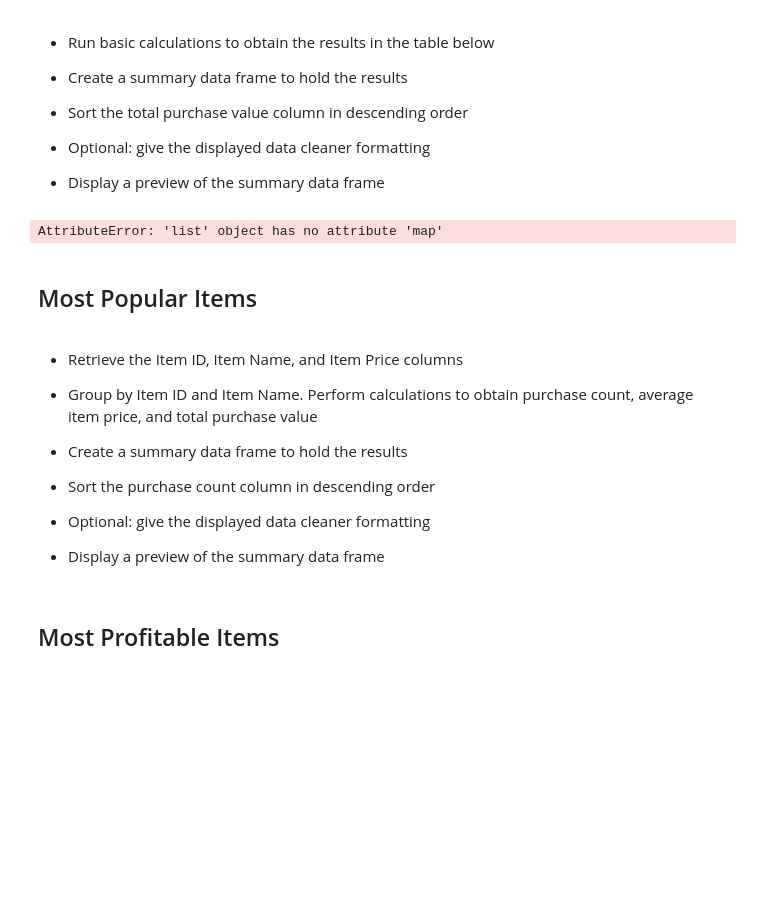
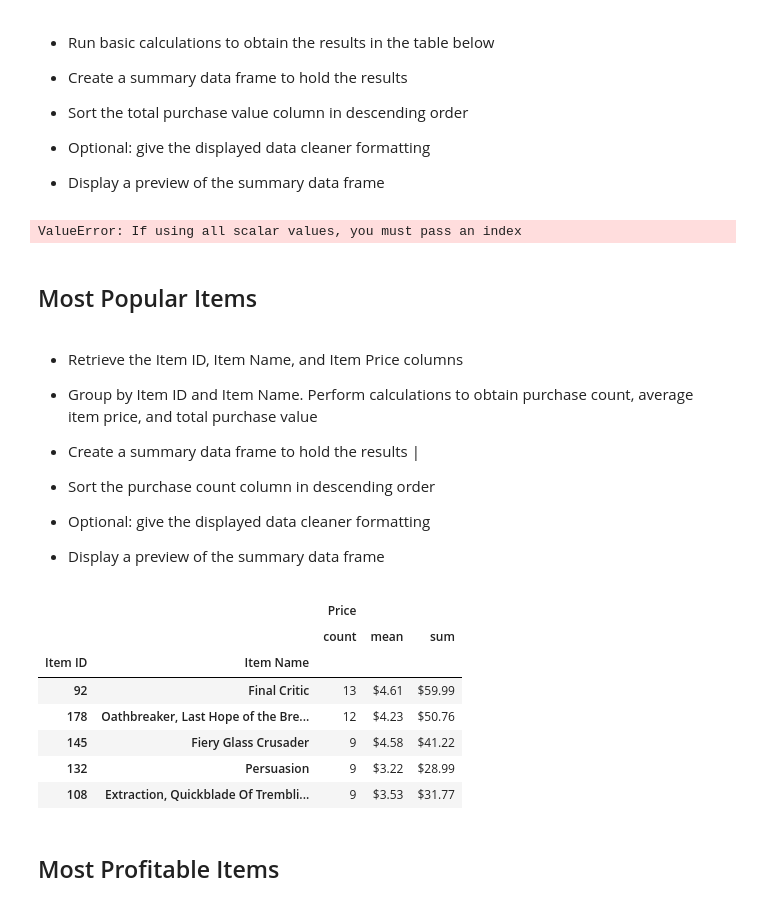
Before and after one commit to timsamson/pandas-challenge, a Jupyter notebook: HeroesOfPymoli/HeroesOfPymoli_starter.ipynb, the cells around one changed output. Drawn from its saved outputs; the diff is of its cells as text; code cells hidden in the pictures; blank space fills up the shorter version.

```diff
--- a/HeroesOfPymoli/HeroesOfPymoli_starter.ipynb
+++ b/HeroesOfPymoli/HeroesOfPymoli_starter.ipynb
@@ -261,15 +261,29 @@ purchase_analysis_df
 
 
 * Display a preview of the summary data frame
-# %%
-#Sort Data
-top_spenders = purchase_data_df.groupby (["SN"]).agg({"Price": ["count", "mean", "sum"]})
-top_spenders.sort_values([("Price", "sum")], ascending= False)
-
-#Clean Data
-top_spenders[("Price", "mean")] = top_spenders(["Price", "mean"].map("${:,.2f}".format))
-# %% [output]
-AttributeError: 'list' object has no attribute 'map'
+# %%
+#top spender count
+top_spender_count = purchase_data_df["SN"].count()
+
+#average price
+top_spender_avg = purchase_data_df["Price"].mean()
+
+#total purchases
+top_spender_total = purchase_data_df["Price"].sum()
+
+#Sort Data
+#top_spenders_df = purchase_data_df.groupby (["SN"]).agg({"Price": ["count", "mean", "sum"]})
+
+
+#Clean Data
+#top_spenders_df= pd.DataFrame({"# of Purchases": top_spender_count,
+#                                 "Average Purchase": top_spender_avg,
+#                                 "Total Spend": top_spender_total})
+
+#show Data Frame
+#top_spenders_df.sort_values([("Price", "sum")], ascending= False).head()
+# %% [output]
+ValueError: If using all scalar values, you must pass an index
 # %% [markdown]
 ## Most Popular Items
 # %% [markdown]
@@ -280,7 +294,7 @@ AttributeError: 'list' object has no attribute 'map'
 
 
 * Create a summary data frame to hold the results
-
+|
 
 * Sort the purchase count column in descending order
 
@@ -289,6 +303,26 @@ AttributeError: 'list' object has no attribute 'map'
 
 
 * Display a preview of the summary data frame
+# %%
+#Sort Data
+most_popular_df = purchase_data_df.groupby (["Item ID", "Item Name"]).agg({"Price": ["count", "mean", "sum"]})
+
+
+#Clean Data
+most_popular_df[("Price","mean")] = most_popular_df[("Price", "mean")].map("${:,.2f}".format)
+most_popular_df[("Price","sum")] = most_popular_df[("Price", "sum")].map("${:,.2f}".format)
+
+#show Data Frame
+most_popular_df.sort_values([("Price", "count")], ascending= False).head()
+# %% [output]
+|  |  | Price |  |  |
+|  |  | count | mean | sum |
+| Item ID | Item Name |  |  |  |
+| 92 | Final Critic | 13 | $4.61 | $59.99 |
+| 178 | Oathbreaker, Last Hope of the Bre... | 12 | $4.23 | $50.76 |
+| 145 | Fiery Glass Crusader | 9 | $4.58 | $41.22 |
+| 132 | Persuasion | 9 | $3.22 | $28.99 |
+| 108 | Extraction, Quickblade Of Trembli... | 9 | $3.53 | $31.77 |
 # %% [markdown]
 ## Most Profitable Items
 # %% [markdown]
```
Also changed, not shown: parts of 2 cells of this notebook.
